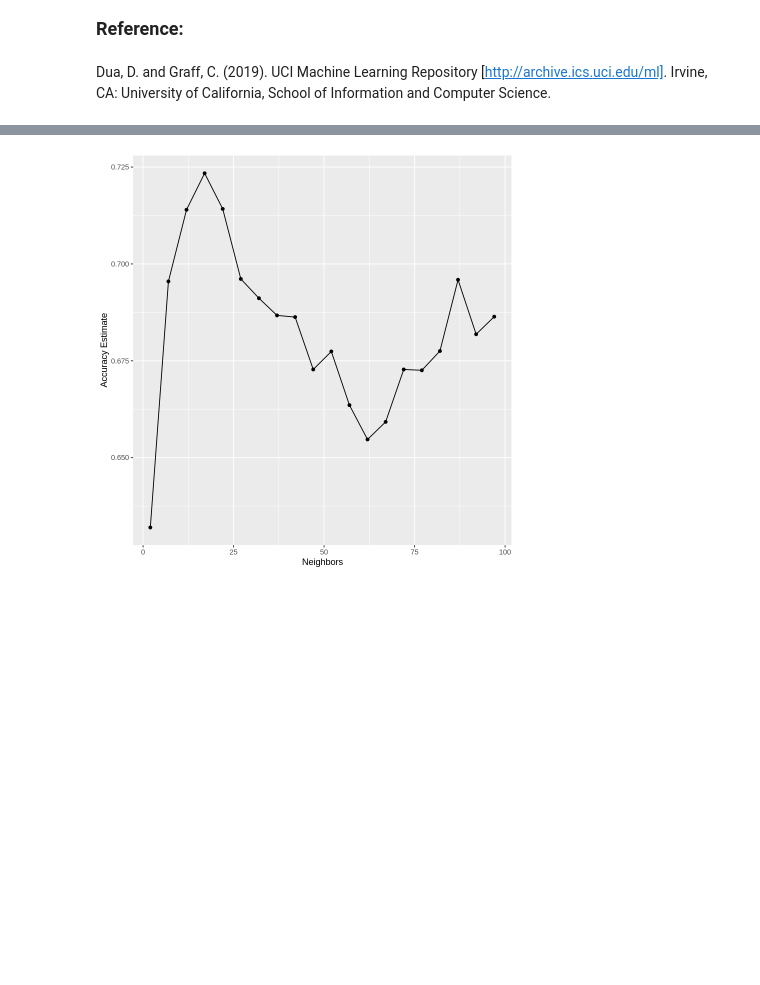
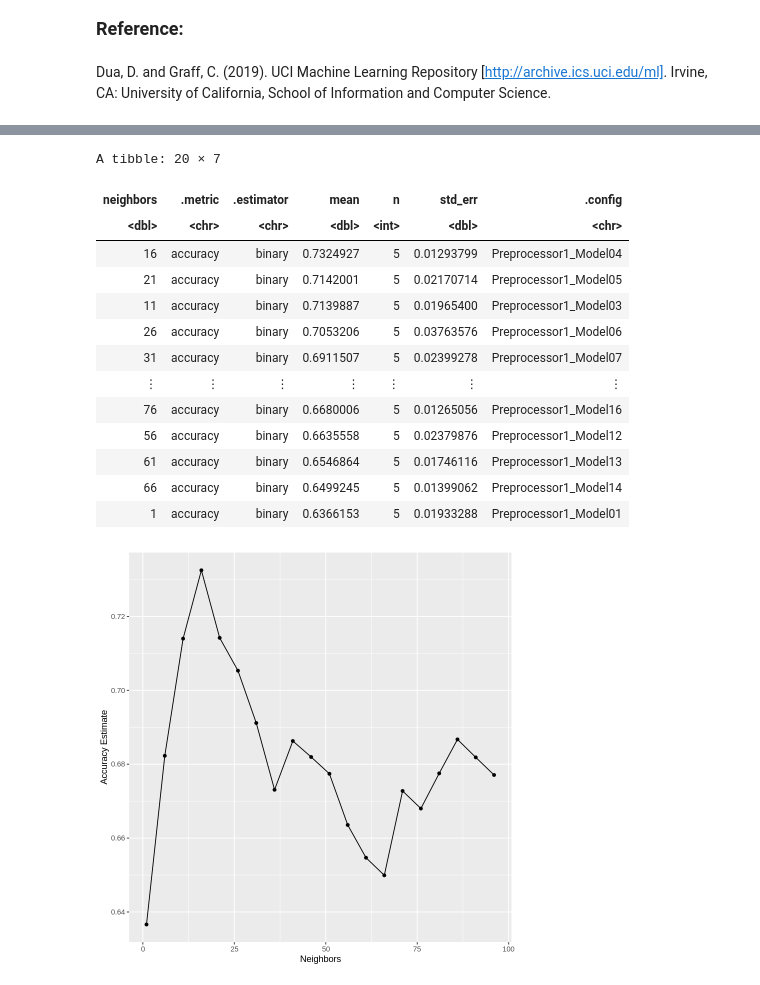
Before and after one commit to MilkyTeaxx/Final_project, a Jupyter notebook: Final_proj.ipynb, the cells around one changed output, grey strips where cells are left out. Drawn from its saved outputs; the diff is of its cells as text; code cells hidden in the pictures; blank space fills up the shorter version.

```diff
--- a/Final_proj.ipynb
+++ b/Final_proj.ipynb
@@ -211,32 +247,57 @@ A tibble: 73 × 4
 # %%
-heart_recipe<-recipe(heart_disease~age+cp+chol, data=heart_train)|>
-step_scale(all_predictors())|>
-step_center(all_predictors())
+heart_recipe<-recipe(heart_disease~age+chol+cp, data=heart_train)|>
+  step_scale(all_predictors())|>
+  step_center(all_predictors())
 
 training_vfold<-vfold_cv(heart_train, v=5,strata=heart_disease)
+
+#need to explain why v = 5
 # %%
 #dont know if this is needed but finding best k value
-set.seed(1)
+
 knn_spec<-nearest_neighbor(weight_func = "rectangular",neighbors = tune())|>
 set_engine("kknn")|>
 set_mode("classification")
 
-k=tibble(neighbors=seq(2,100,5))
+k=tibble(neighbors=seq(1,100,5))
+
 
 training_workflow<-workflow()|>
 add_recipe(heart_recipe)|>
 add_model(knn_spec)|>
 tune_grid(resamples=training_vfold, grid=k)|>
 collect_metrics()
 
 accuracy<-training_workflow|>
-filter(.metric=="accuracy")
+filter(.metric=="accuracy") |>
+arrange(desc(mean))
+
+accuracy
 
 cross_val_plot<-accuracy|>
 ggplot(aes(x=neighbors,y=mean))+
 geom_point()+
 geom_line()+
 labs(x="Neighbors", y="Accuracy Estimate")
 cross_val_plot
+
+best_k = accuracy |>
+arrange(desc(mean)) |>
+slice(1) |>
+pull(neighbors)
 # %% [output]
+A tibble: 20 × 7
+| neighbors | .metric | .estimator | mean | n | std_err | .config |
+| <dbl> | <chr> | <chr> | <dbl> | <int> | <dbl> | <chr> |
+| 16 | accuracy | binary | 0.7324927 | 5 | 0.01293799 | Preprocessor1_Model04 |
+| 21 | accuracy | binary | 0.7142001 | 5 | 0.02170714 | Preprocessor1_Model05 |
+| 11 | accuracy | binary | 0.7139887 | 5 | 0.01965400 | Preprocessor1_Model03 |
+| 26 | accuracy | binary | 0.7053206 | 5 | 0.03763576 | Preprocessor1_Model06 |
+| 31 | accuracy | binary | 0.6911507 | 5 | 0.02399278 | Preprocessor1_Model07 |
+| ⋮ | ⋮ | ⋮ | ⋮ | ⋮ | ⋮ | ⋮ |
+| 76 | accuracy | binary | 0.6680006 | 5 | 0.01265056 | Preprocessor1_Model16 |
+| 56 | accuracy | binary | 0.6635558 | 5 | 0.02379876 | Preprocessor1_Model12 |
+| 61 | accuracy | binary | 0.6546864 | 5 | 0.01746116 | Preprocessor1_Model13 |
+| 66 | accuracy | binary | 0.6499245 | 5 | 0.01399062 | Preprocessor1_Model14 |
+| 1 | accuracy | binary | 0.6366153 | 5 | 0.01933288 | Preprocessor1_Model01 |
-[figure, old version]
+[figure, new version]
```
Also changed, not shown: parts of 10 cells of this notebook.
